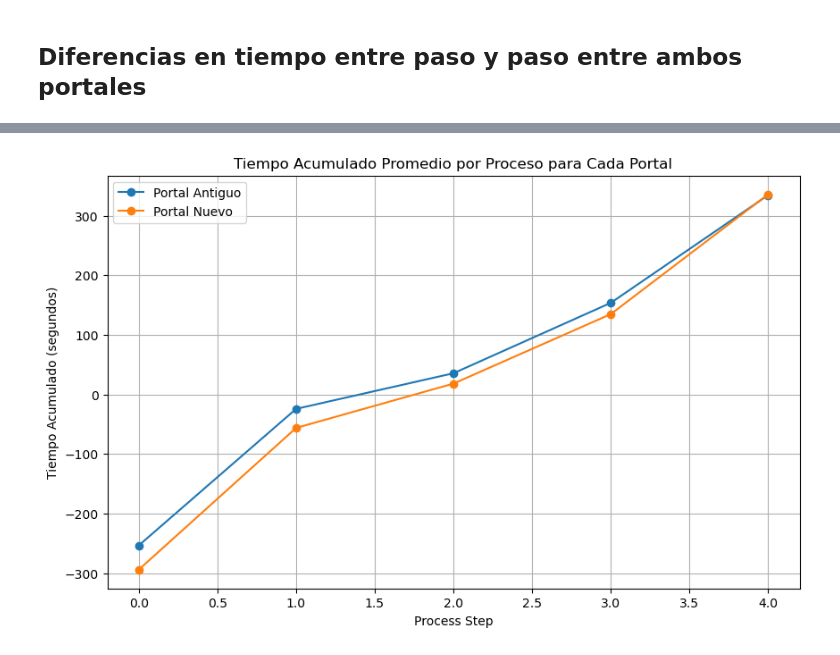
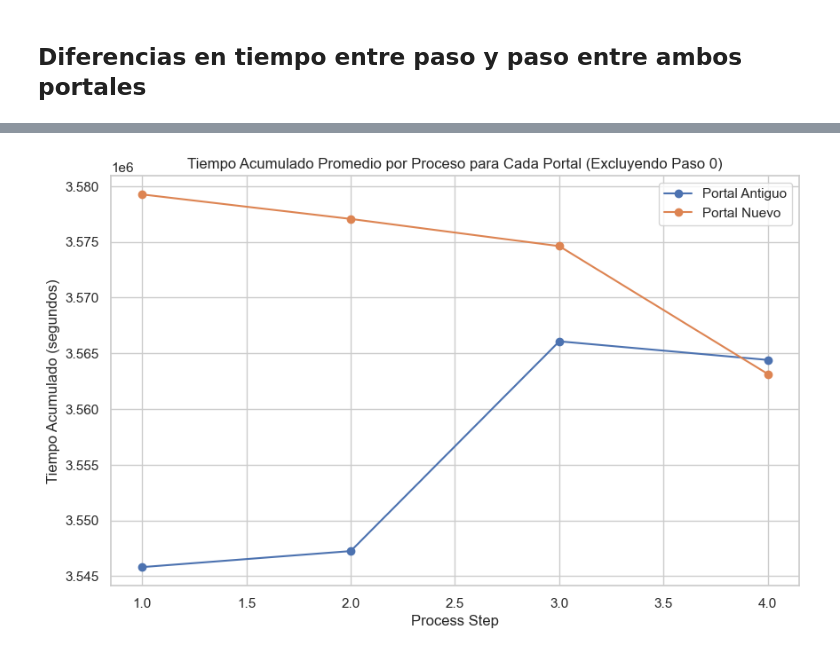
Before and after one commit to ivanalonsom/Project5_EDA_Inferential_Stats, a Jupyter notebook: main.ipynb, the cells around one changed output, grey strips where cells are left out. Drawn from its saved outputs; the diff is of its cells as text; code cells hidden in the pictures.

```diff
--- a/main.ipynb
+++ b/main.ipynb
@@ -384,28 +382,45 @@ plt.show()
 # %%
-# Calcular el tiempo acumulado por visita y por paso
-df_sorted['time_accumulated'] = df_sorted.groupby(['client_id', 'visit_id'])['time_diff'].cumsum()
+import matplotlib.pyplot as plt
+import pandas as pd
+
+
+
+# Filtrar los process_step > 0 para evitar valores incorrectos para el primer paso
+df_filtered = df_sorted[df_sorted['process_step'] > 0].copy()
+
+# Calcular el tiempo acumulado por visita y por paso usando shift()
+# Primero, calculamos el tiempo del paso anterior (equivalente a lag)
+df_filtered['time_diff_shifted'] = df_filtered.groupby(['client_id', 'visit_id'])['time_diff'].shift()
+
+# Luego, sumamos el tiempo acumulado de los pasos anteriores
+df_filtered['time_accumulated'] = df_filtered['time_diff_shifted'].fillna(pd.Timedelta(seconds=0)).cumsum()
 
 # Filtrar nuevamente por portales
-df_antiguo_accum = df_sorted[df_sorted['variation'] == 0]
-df_nuevo_accum = df_sorted[df_sorted['variation'] == 1]
+df_antiguo_accum = df_filtered[df_filtered['variation'] == 0]
+df_nuevo_accum = df_filtered[df_filtered['variation'] == 1]
 
-# Calcular el tiempo acumulado promedio por cada paso
-acc_time_antiguo = df_antiguo_accum.groupby('process_step')['time_accumulated'].mean()
-acc_time_nuevo = df_nuevo_accum.groupby('process_step')['time_accumulated'].mean()
+# Calcular el tiempo acumulado promedio por cada paso en segundos
+acc_time_antiguo = df_antiguo_accum.groupby('process_step')['time_accumulated'].mean().dt.total_seconds()
+acc_time_nuevo = df_nuevo_accum.groupby('process_step')['time_accumulated'].mean().dt.total_seconds()
 
 # Crear un DataFrame para las comparaciones
 df_acc_time = pd.DataFrame({
-    'Portal Antiguo': acc_time_antiguo.dt.total_seconds(),
-    'Portal Nuevo': acc_time_nuevo.dt.total_seconds()
+    'Portal Antiguo': acc_time_antiguo,
+    'Portal Nuevo': acc_time_nuevo
 })
+
+# Eliminar filas con valores NaN en cualquier columna (si las hay)
+df_acc_time.dropna(inplace=True)
+
+# Crear el gráfico de líneas, excluyendo process_step = 0
+df_acc_time = df_acc_time[df_acc_time.index > 0]
 
 # Gráfico de líneas
 df_acc_time.plot(kind='line', figsize=(10, 6), marker='o')
-plt.title('Tiempo Acumulado Promedio por Proceso para Cada Portal')
+plt.title('Tiempo Acumulado Promedio por Proceso para Cada Portal (Excluyendo Paso 0)')
 plt.xlabel('Process Step')
 plt.ylabel('Tiempo Acumulado (segundos)')
 plt.grid(True)
 plt.show()
-# Este gráfico te permitirá observar cómo el tiempo acumulado en cada paso difiere entre el portal antiguo y el nuevo.
 # %% [output]
-[figure, old version]
+[figure, new version]
```
Also changed, not shown: parts of 10 cells of this notebook.
